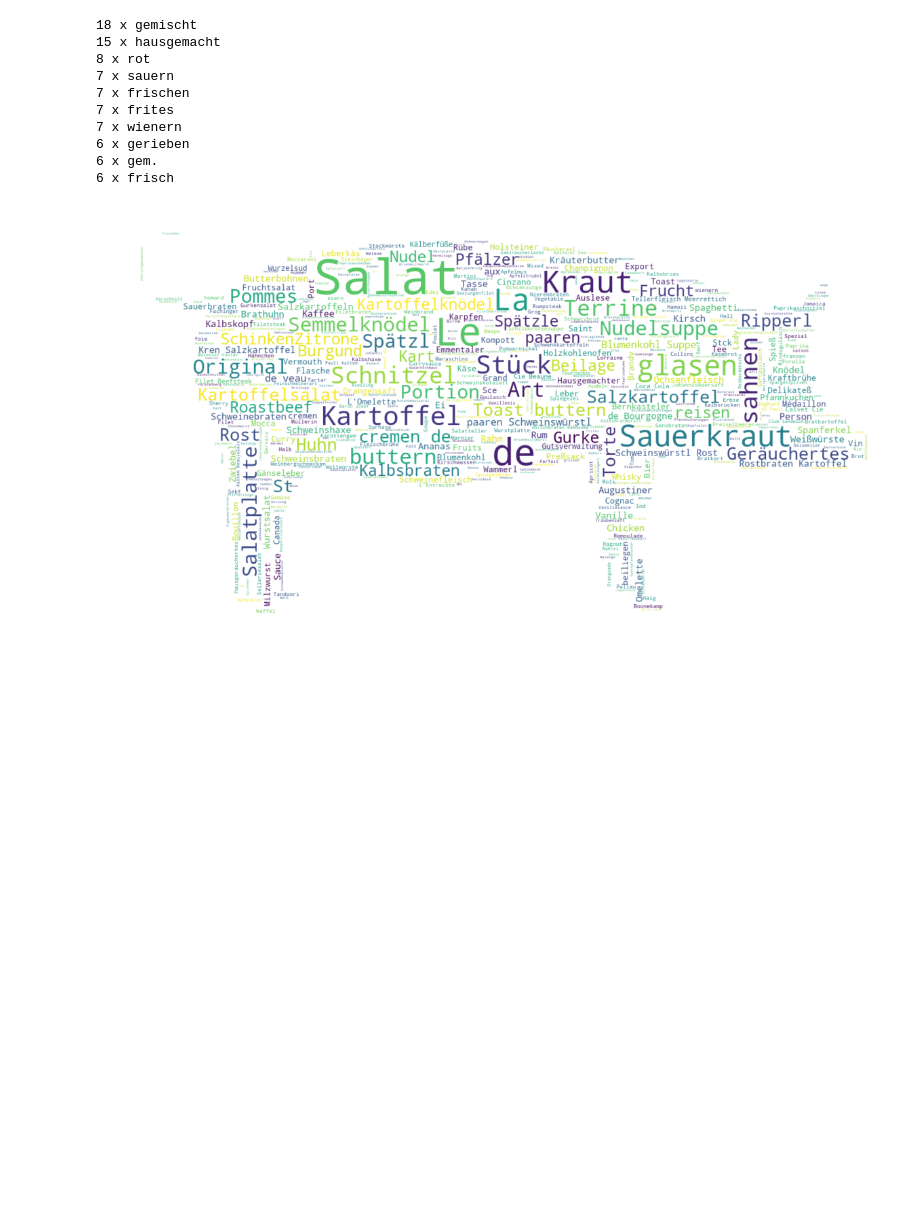
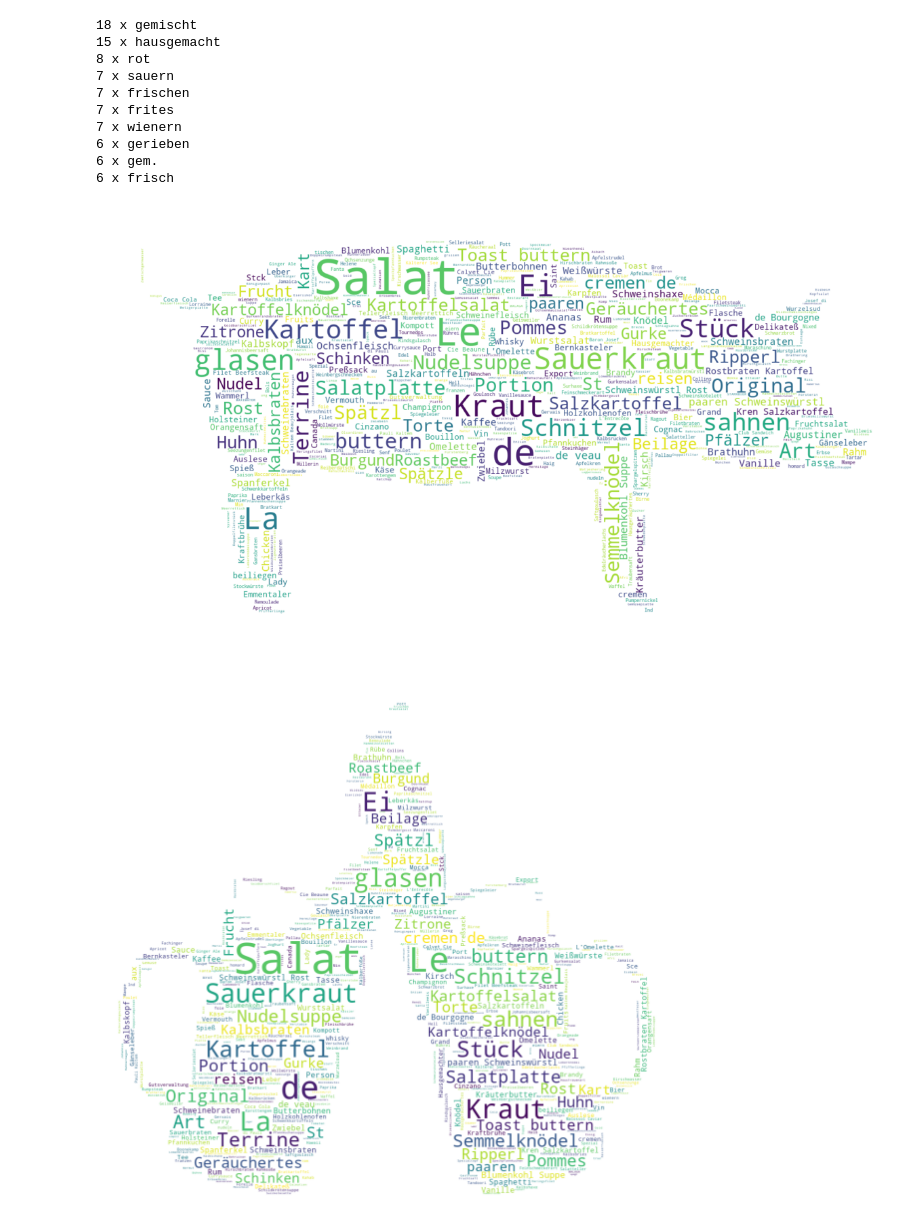
Before and after one commit to cds19-team/schmankerltimemachine, a Jupyter notebook: Notebooks/Auswertung.ipynb, the cells around one changed output. Drawn from its saved outputs; the diff is of its cells as text; code cells hidden in the pictures; blank space fills up the shorter version.

```diff
--- a/Notebooks/Auswertung.ipynb
+++ b/Notebooks/Auswertung.ipynb
@@ -88,6 +95,5 @@ from wordcloud import WordCloud, STOPWORDS, ImageColorGenerator
-# %%
-#nlp = spacy.load("de_core_news_md")
-nlp = spacy.load("/home/linus/data/development/cds19/models/de_core_news_md-2.1.0/de_core_news_md/de_core_news_md-2.1.0")
+# %%
+nlp = spacy.load("de_core_news_md")
 # %%
 # merge all items
 custom_stopwords = ['le', 'les', 'la', 'm.','de']
@@ -146,12 +155,18 @@ for adjective in adj_counts.most_common(10):
 6 x frisch
 # %%
 # create word cloud
-mask = np.array(Image.open(requests.get(REPO_DATA_URL+"Notebooks/Bilder/wordcloud_mask.png",  stream=True).raw))
-wc = WordCloud(background_color="white", max_words=500, mask=mask, max_font_size=90, random_state=42)
-wc.generate(" ".join(nouns))
-plt.figure(figsize=[20,20])
-plt.imshow(wc, interpolation="bilinear")
-plt.axis("off")
-plt.show()
+image_files = ["Notebooks/Bilder/wordcloud_mask_pig.png", "Notebooks/Bilder/wordcloud_mask_beer.png"]
+
+for image_file in image_files:
+    mask = np.array(Image.open(requests.get(REPO_DATA_URL + image_file, stream=True).raw))
+
+    wc = WordCloud(background_color='white', max_words=500, mask=mask, max_font_size=90, random_state=42)
+    wc.generate(" ".join(nouns))
+
+    plt.figure(figsize=[20,20])
+    plt.imshow(wc, interpolation='bilinear')
+    plt.axis('off')
+    plt.show()
 # %% [output]
-[figure, old version]
+[figure, new version]
+[figure, added]
```
Also changed, not shown: parts of 11 cells of this notebook, 1 other file.
